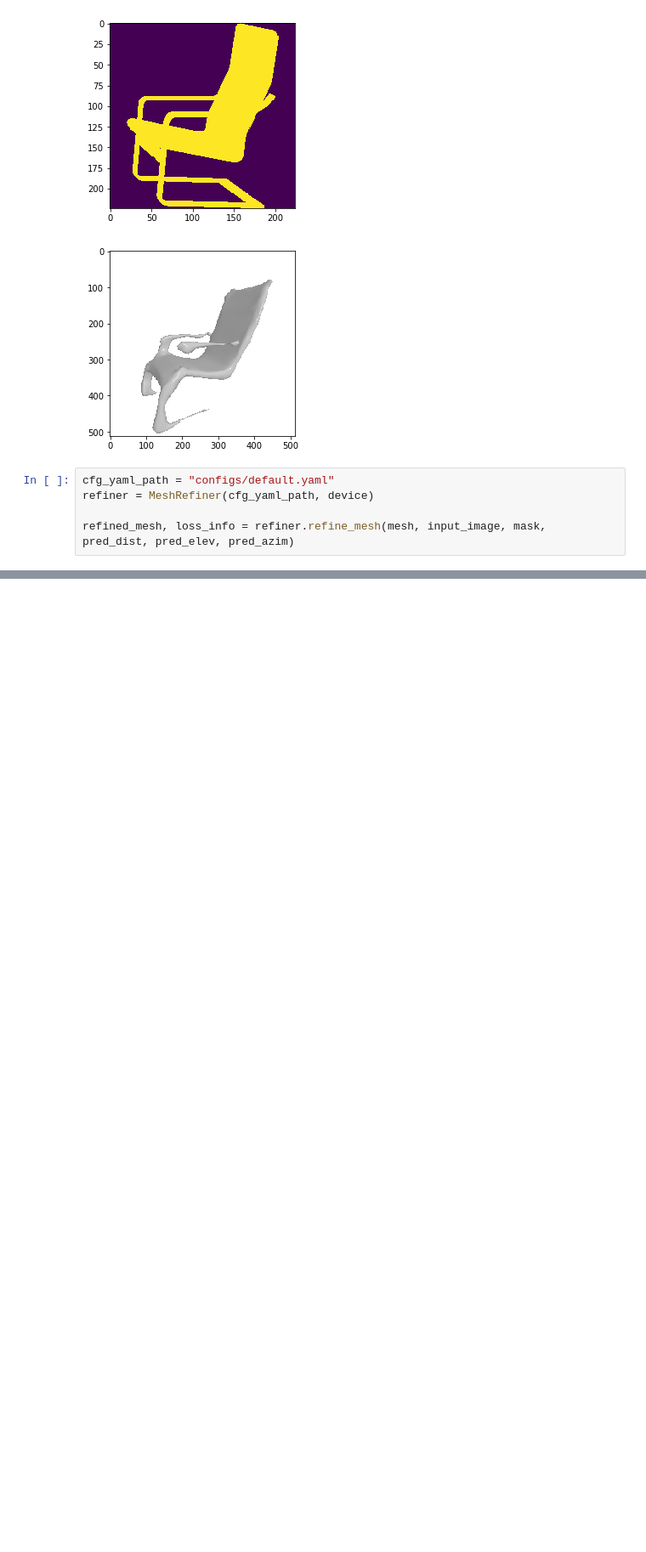
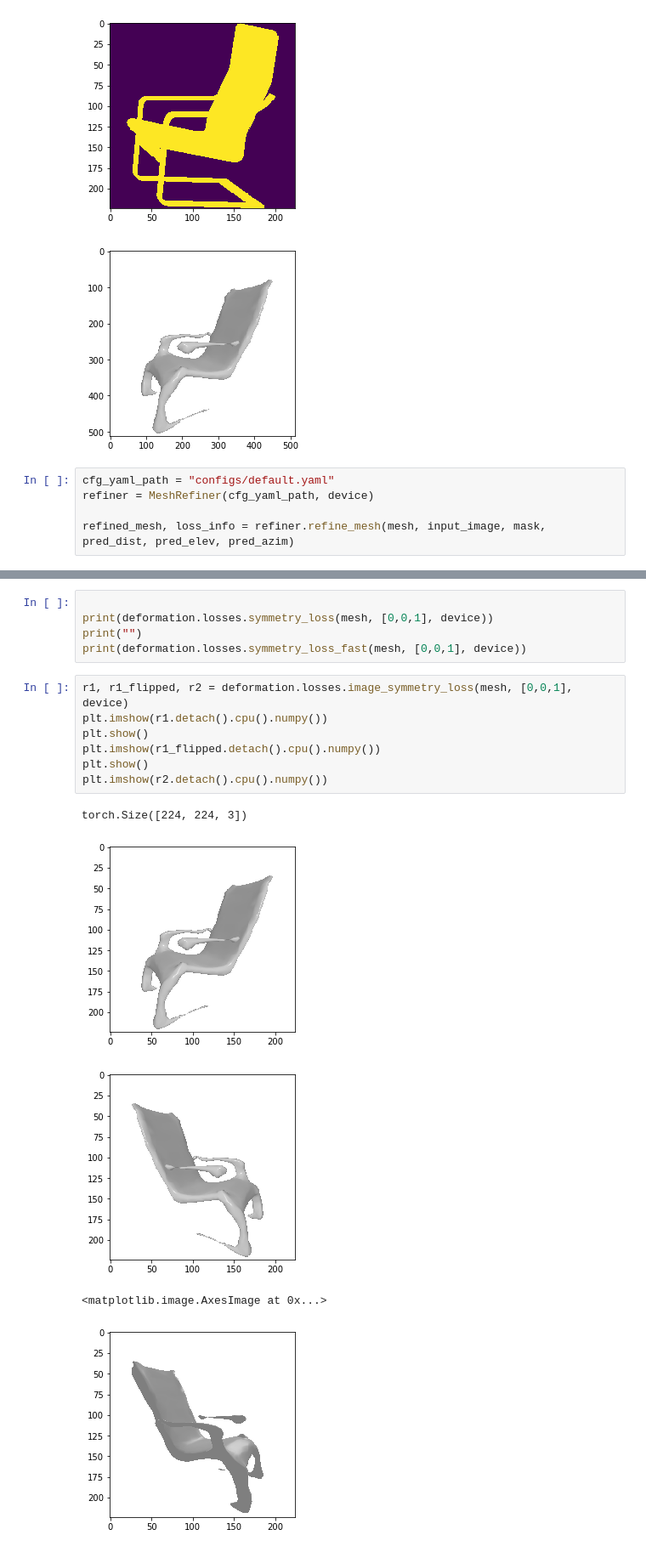
Before and after one commit to edwardyang12/sil_consistent_at_inference, a Jupyter notebook: notebooks/Deformation_Net.ipynb, the cells around one changed output, grey strips where cells are left out. Shown at 85% size. Drawn from its saved outputs; the diff is of its cells as text; blank space fills up the shorter version.

```diff
--- a/notebooks/Deformation_Net.ipynb
+++ b/notebooks/Deformation_Net.ipynb
@@ -146,0 +167,18 @@ loss_info.plot.line(x='iter', y='total_loss')
+# %%
+
+print(deformation.losses.symmetry_loss(mesh, [0,0,1], device))
+print("")
+print(deformation.losses.symmetry_loss_fast(mesh, [0,0,1], device))
+# %%
+r1, r1_flipped, r2 = deformation.losses.image_symmetry_loss(mesh, [0,0,1], device)
+plt.imshow(r1.detach().cpu().numpy())
+plt.show()
+plt.imshow(r1_flipped.detach().cpu().numpy())
+plt.show()
+plt.imshow(r2.detach().cpu().numpy())
+# %% [output]
+torch.Size([224, 224, 3])
+[figure, added]
+[figure, added]
+<matplotlib.image.AxesImage at 0x...>
+[figure, added]
```
Also changed, not shown: parts of 9 cells of this notebook, 8 other files.
